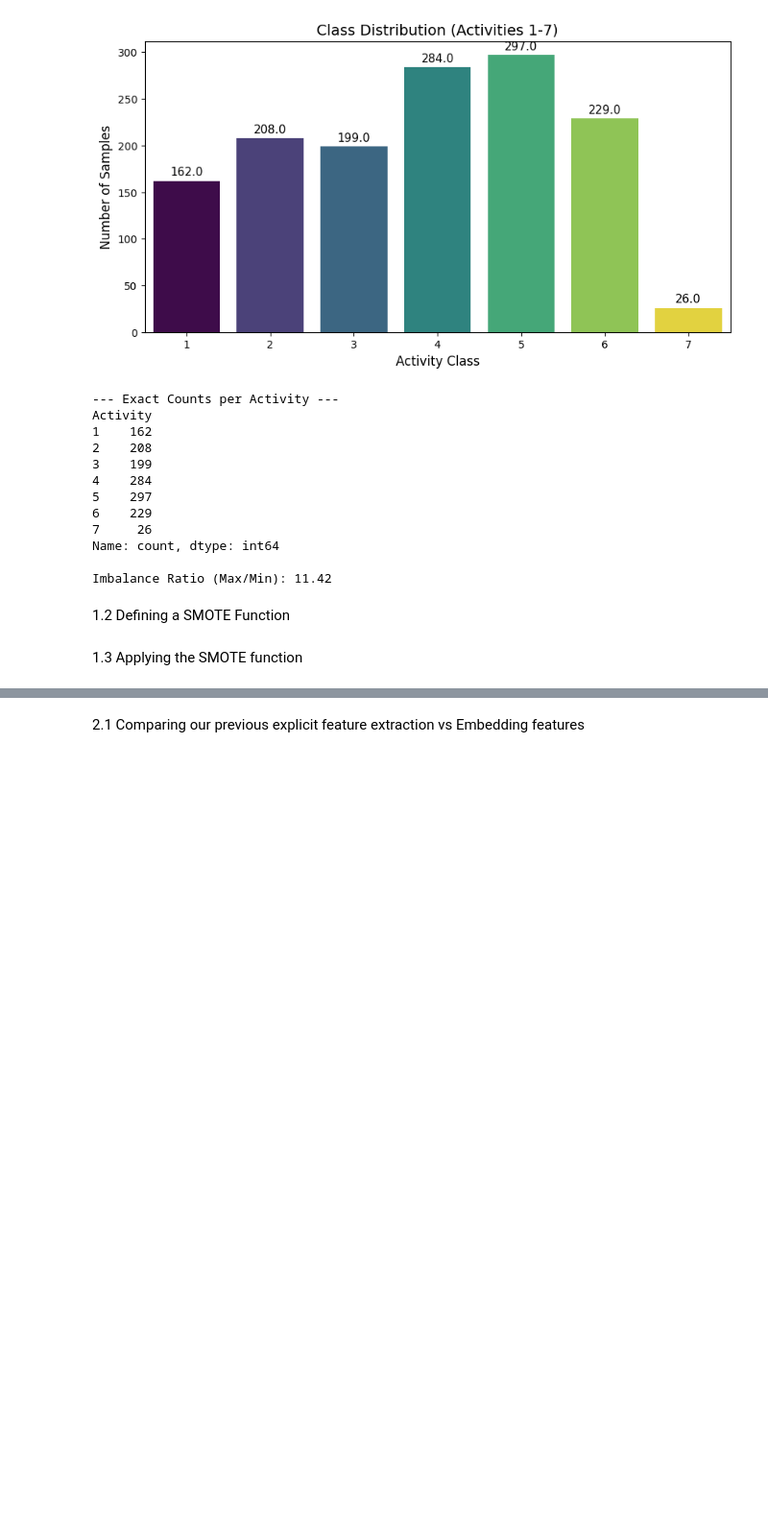
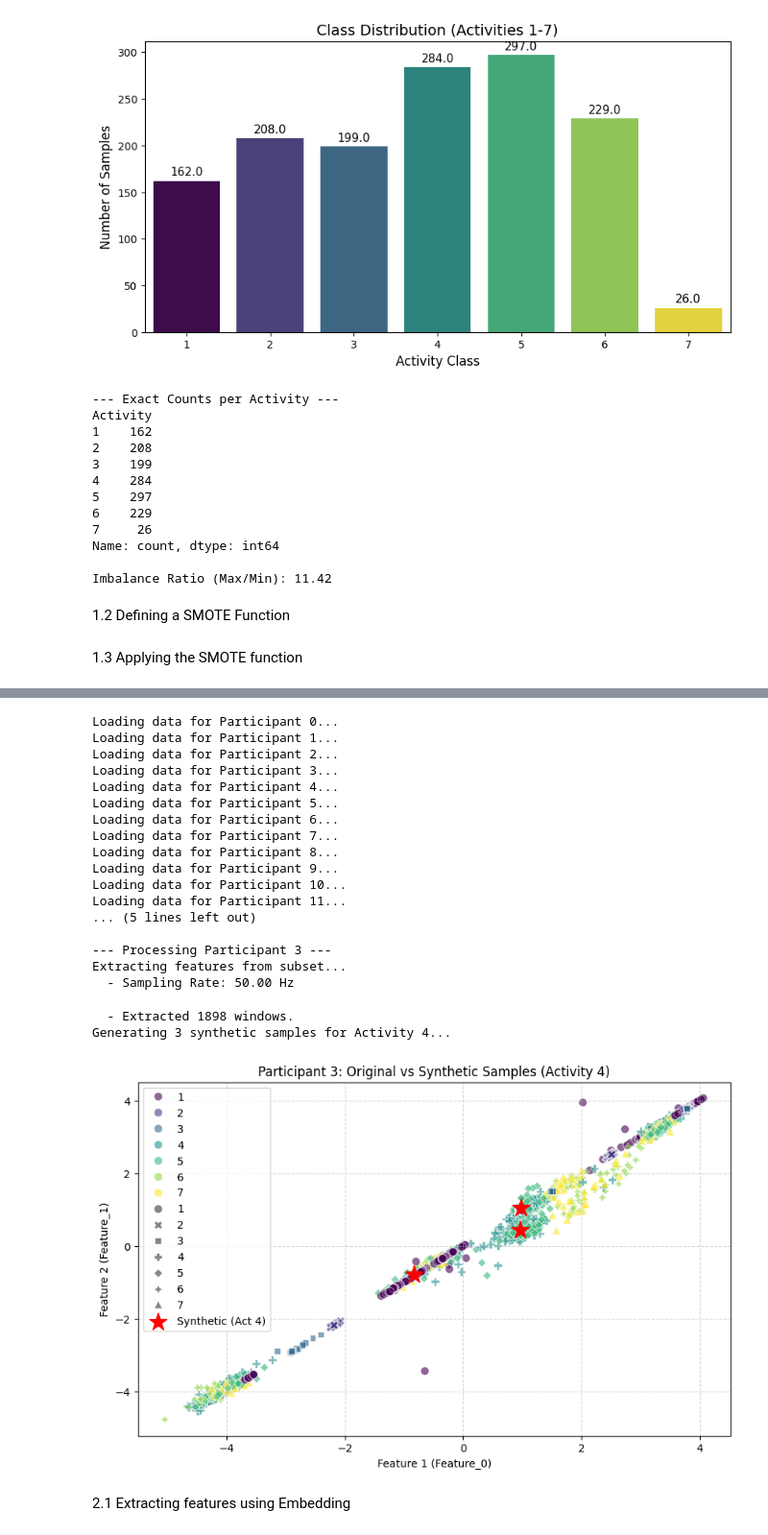
Before and after one commit to Pedr0S22/HAR-classificartion, a Jupyter notebook: meta2_mainActivity_Pedro_Ramyad.ipynb, the cells around one changed output, grey strips where cells are left out. Shown at 96% size. Cells and saved outputs as stored; diff of their text form; code cells hidden in the pictures; blank space fills up the shorter version.

Commit message:
addded stuff up to 4.1 we have to add 3.3 in relatorio and added a second method to include participant id in feature extraction of meta 1

```diff
--- a/meta2_mainActivity_Pedro_Ramyad.ipynb
+++ b/meta2_mainActivity_Pedro_Ramyad.ipynb
@@ -386,2 +290,71 @@ Generating 3 synthetic samples for Activity 4...
+# %%
+# A. Load the ENTIRE raw dataset (Once)
+# -------------------------------------
+if 'df_all_raw' not in locals(): # check if already loaded to save time in notebooks
+    df_all_raw = load_full_raw_dataset()
+else:
+    print("Dataset already loaded. Skipping download.")
+
+# B. Filter for Participant 3 ONLY
+# --------------------------------
+print("\n--- Processing Participant 3 ---")
+df_part3_raw = df_all_raw[df_all_raw["Participant"] == 3].copy()
+
+if df_part3_raw.empty:
+    print("Error: No data found for Participant 3.")
+else:
+    # C. Generate Features for Part 3
+    df_features_p3 = generate_features_from_df(df_part3_raw)
+
+    # D. Filter for Meta 2 Requirements (Activities 1-7)
+    df_features_p3 = df_features_p3[df_features_p3["Activity"] <= 7]
+
+    # E. Prepare for SMOTE (Target: Activity 4)
+    target_act = 4
+    X = df_features_p3.drop(columns=["Activity"])
+    y = df_features_p3["Activity"]
+
+    # F. Run SMOTE Logic
+    X_resampled, y_resampled, X_syn = generate_synthetic_samples(X, y, target_act, n_new_samples=3)
+
+    # G. Visualization
+    if X_syn is not None:
+        # Use only first two features for 2D plot
+        feat_x = X.columns[0]
+        feat_y = X.columns[1]
+
+        plt.figure(figsize=(10, 6))
+
+        # 1. Plot original points (colored by activity)
+        sns.scatterplot(data=df_features_p3, x=feat_x, y=feat_y, hue="Activity", style="Activity", palette="viridis", alpha=0.6,s=60)
+        # 2. Highlight synthetic points (Red Stars)
+        plt.scatter(X_syn[feat_x], X_syn[feat_y], color='red', marker='*', s=300, label='Synthetic (Act 4)',zorder=10)
+        plt.title(f"Participant 3: Original vs Synthetic Samples (Activity {target_act})")
+        plt.xlabel(f"Feature 1 ({feat_x})")
+        plt.ylabel(f"Feature 2 ({feat_y})")
+        plt.legend()
+        plt.grid(True, linestyle='--', alpha=0.5)
+        plt.show()
+# %% [output]
+Loading data for Participant 0...
+Loading data for Participant 1...
+Loading data for Participant 2...
+Loading data for Participant 3...
+Loading data for Participant 4...
+Loading data for Participant 5...
+Loading data for Participant 6...
+Loading data for Participant 7...
+Loading data for Participant 8...
+Loading data for Participant 9...
+Loading data for Participant 10...
+Loading data for Participant 11...
+... (5 lines left out)
+
+--- Processing Participant 3 ---
+Extracting features from subset...
+  - Sampling Rate: 50.00 Hz
+  - Extracted 1898 windows.
+Generating 3 synthetic samples for Activity 4...
+[figure, added]
 # %% [markdown]
-2.1 Comparing our previous explicit feature extraction vs Embedding features
+2.1 Extracting features using Embedding
```
Also changed, not shown: parts of 16 cells of this notebook.
